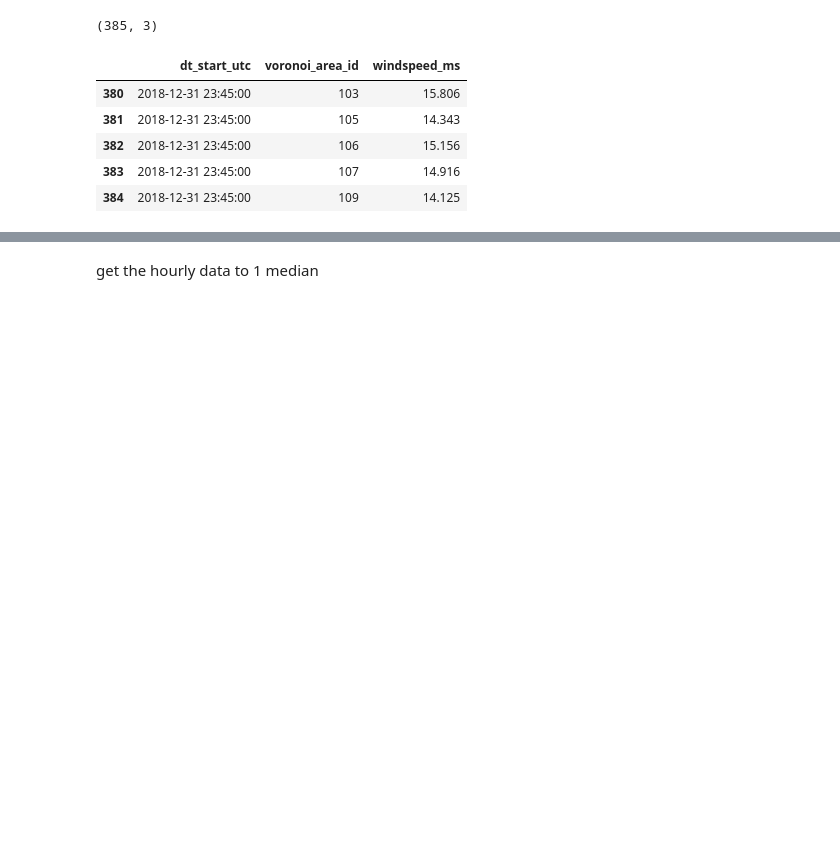
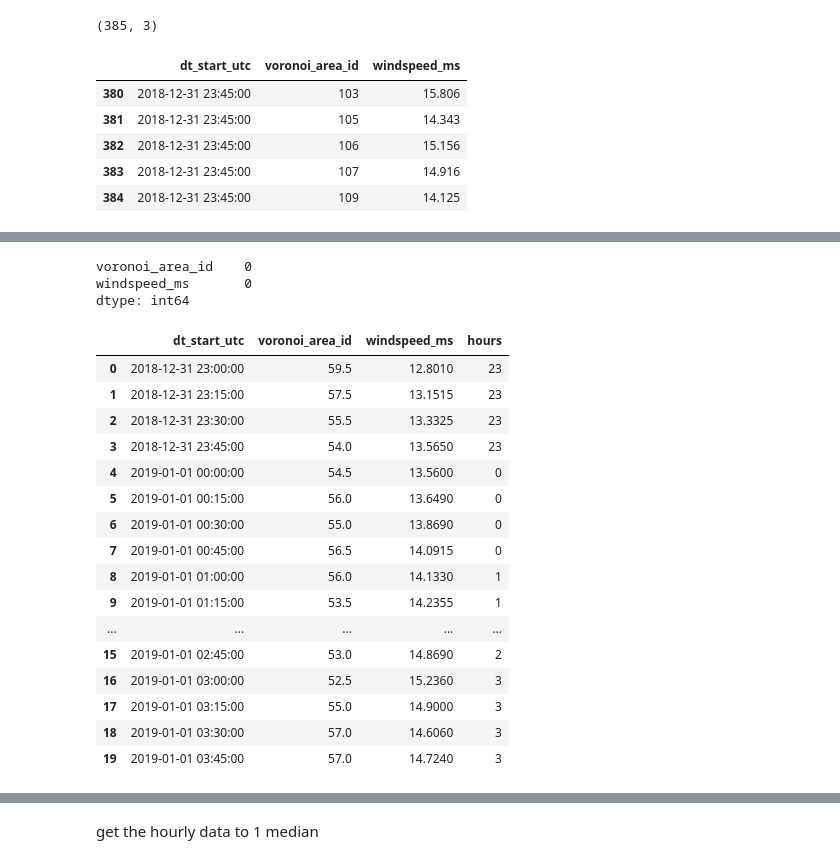
Before and after one commit to Windbenders/capstone_energy, a Jupyter notebook: notebooks/notebook_Katrin.ipynb, the cells around one changed output, grey strips where cells are left out. Drawn from its saved outputs; the diff is of its cells as text; code cells hidden in the pictures; blank space fills up the shorter version.

```diff
--- a/notebooks/notebook_Katrin.ipynb
+++ b/notebooks/notebook_Katrin.ipynb
@@ -369,3 +619,5 @@ speedy_short.tail()
 | 382 | 2018-12-31 23:45:00 | 106 | 15.156 |
 | 383 | 2018-12-31 23:45:00 | 107 | 14.916 |
 | 384 | 2018-12-31 23:45:00 | 109 | 14.125 |
+# %%
+speedy['dt_start_utc']=pd.to_datetime(speedy['dt_start_utc'])
@@ -371,0 +633,2 @@ speedy_short.tail()
+# %%
+speedy_groupby=speedy.groupby(by='dt_start_utc').median()
@@ -371,0 +645,30 @@ speedy_short.tail()
+# %%
+speedy_groupby.isnull().sum()
+# %% [output]
+voronoi_area_id    0
+windspeed_ms       0
+dtype: int64
+# %%
+speedy_groupby=speedy_groupby.reset_index()
+# %%
+speedy_groupby['hours']=speedy_groupby['dt_start_utc'].dt.hour
+# %%
+speedy_groupby.head(20)
+# %% [output]
+|  | dt_start_utc | voronoi_area_id | windspeed_ms | hours |
+| 0 | 2018-12-31 23:00:00 | 59.5 | 12.8010 | 23 |
+| 1 | 2018-12-31 23:15:00 | 57.5 | 13.1515 | 23 |
+| 2 | 2018-12-31 23:30:00 | 55.5 | 13.3325 | 23 |
+| 3 | 2018-12-31 23:45:00 | 54.0 | 13.5650 | 23 |
+| 4 | 2019-01-01 00:00:00 | 54.5 | 13.5600 | 0 |
+| 5 | 2019-01-01 00:15:00 | 56.0 | 13.6490 | 0 |
+| 6 | 2019-01-01 00:30:00 | 55.0 | 13.8690 | 0 |
+| 7 | 2019-01-01 00:45:00 | 56.5 | 14.0915 | 0 |
+| 8 | 2019-01-01 01:00:00 | 56.0 | 14.1330 | 1 |
+| 9 | 2019-01-01 01:15:00 | 53.5 | 14.2355 | 1 |
+| ... | ... | ... | ... | ... |
+| 15 | 2019-01-01 02:45:00 | 53.0 | 14.8690 | 2 |
+| 16 | 2019-01-01 03:00:00 | 52.5 | 15.2360 | 3 |
+| 17 | 2019-01-01 03:15:00 | 55.0 | 14.9000 | 3 |
+| 18 | 2019-01-01 03:30:00 | 57.0 | 14.6060 | 3 |
+| 19 | 2019-01-01 03:45:00 | 57.0 | 14.7240 | 3 |
```
Also changed, not shown: parts of 66 cells of this notebook.
